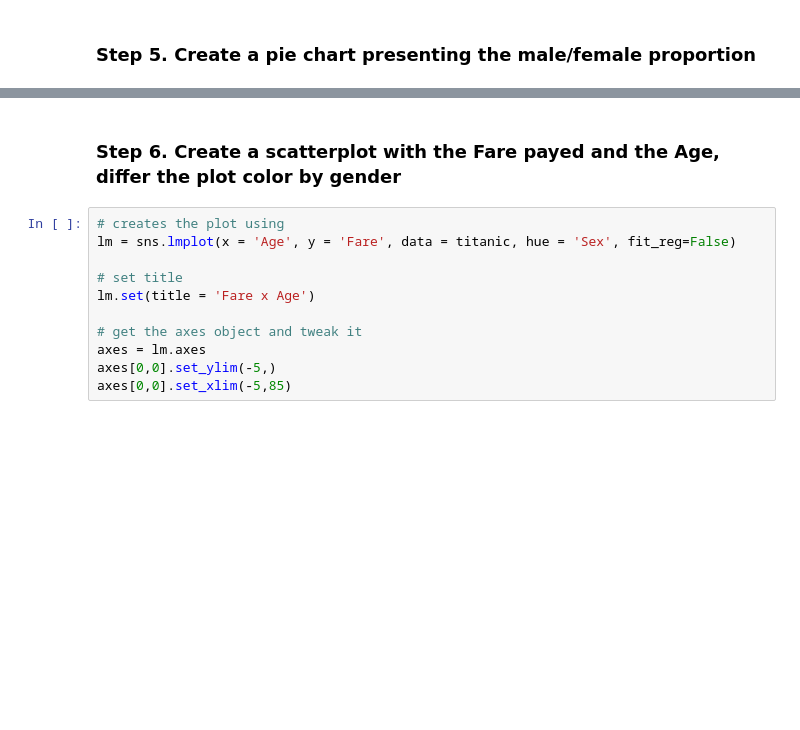
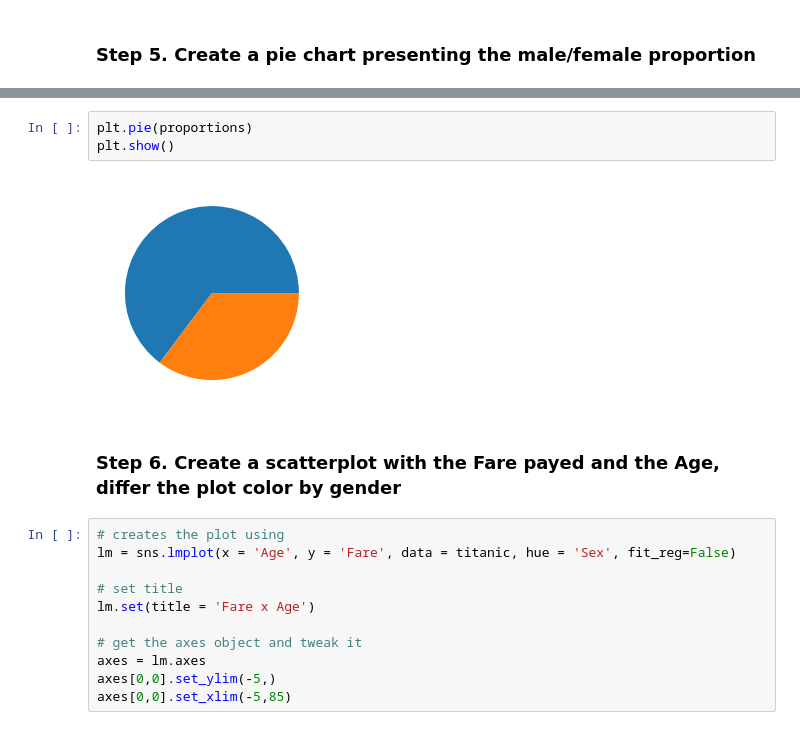
Before and after one commit to amarkotha00/Python_ML_DataScience_Training, a Jupyter notebook: Visualization_TitanicDataset_Pie_Histogram.ipynb, the cells around one changed output, grey strips where cells are left out. Cells and saved outputs as stored; diff of their text form; blank space fills up the shorter version.

```diff
--- a/Visualization_TitanicDataset_Pie_Histogram.ipynb
+++ b/Visualization_TitanicDataset_Pie_Histogram.ipynb
@@ -96,3 +96,8 @@ plt.show()
+# %%
+plt.pie(proportions)
+plt.show()
+# %% [output]
+[figure, added]
 # %% [markdown]
 ### Step 6. Create a scatterplot with the Fare payed and the Age, differ the plot color by gender
 # %%
```
Also changed, not shown: parts of 2 cells of this notebook.
